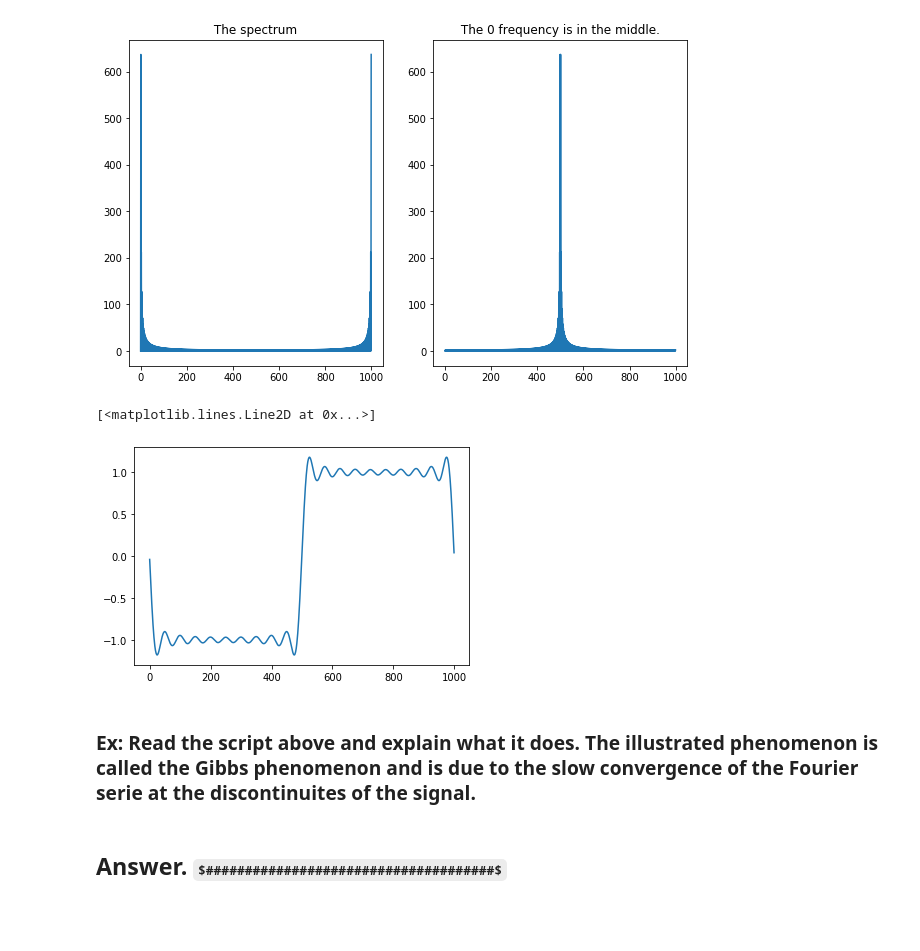
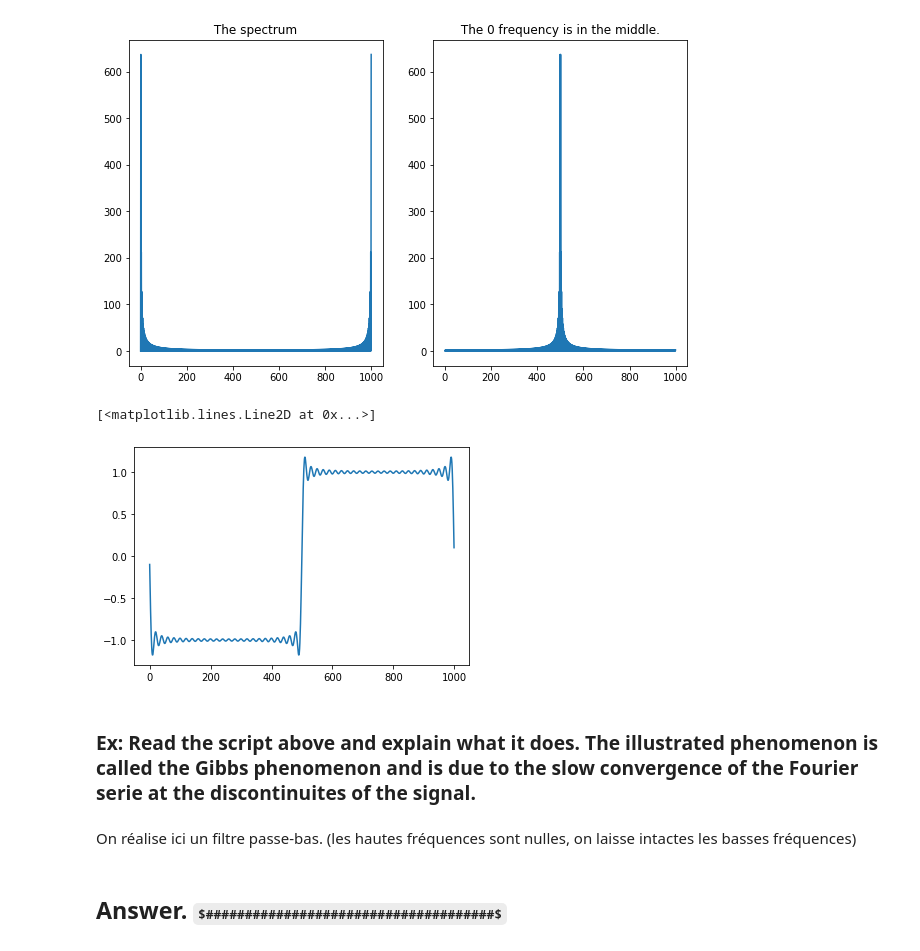
Before and after one commit to Thomas-Zorroche/Signal-Processing-M2, a Jupyter notebook: TD1/TD 1 FFT - Exercices.ipynb, the cells around one changed output. Cells and saved outputs as stored; diff of their text form; code cells hidden in the pictures; some formulas as TeX source; blank space fills up the shorter version.

```diff
--- a/TD1/TD 1 FFT - Exercices.ipynb
+++ b/TD1/TD 1 FFT - Exercices.ipynb
@@ -141,15 +144,17 @@ Text(0.5, 1.0, ' The 0 frequency is in the middle. ')
 [figure]
 # %%
 reduced = np.copy(spectre)
-h = 20
+h = 50
 reduced[h:n-h] = 0
 reconstruct=sf.ifft(reduced)
 plt.plot(np.real(reconstruct))
 # %% [output]
 [<matplotlib.lines.Line2D at 0x...>]
-[figure, old version]
+[figure, new version]
 # %% [markdown]
 ### Ex: Read the script above and explain what it does. The illustrated phenomenon is called the Gibbs phenomenon and is due to the slow convergence of the Fourier serie at the discontinuites of the signal.
+# %% [markdown]
+On réalise ici un filtre passe-bas. (les hautes fréquences sont nulles, on laisse intactes les basses fréquences)
 # %% [markdown]
 ## Answer. $#####################################$
 # %%
```
Also changed, not shown: parts of 7 cells of this notebook.
